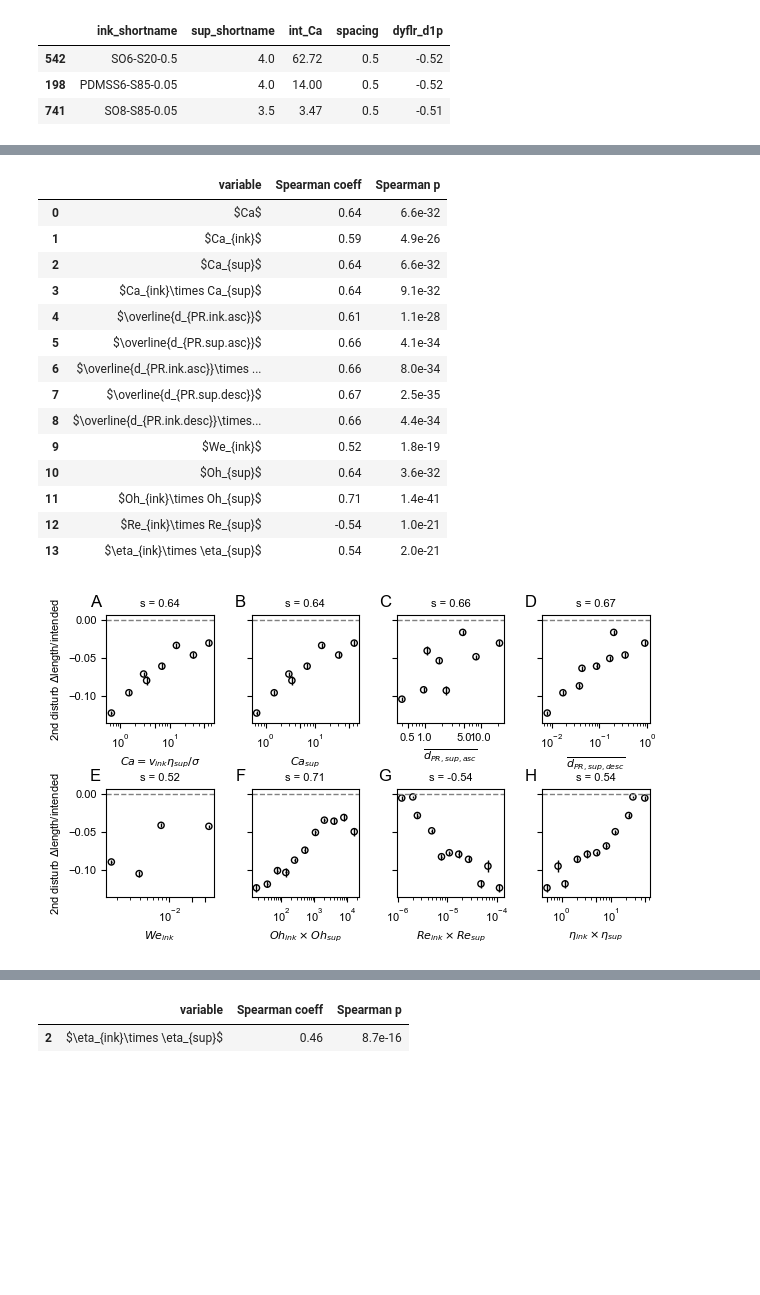
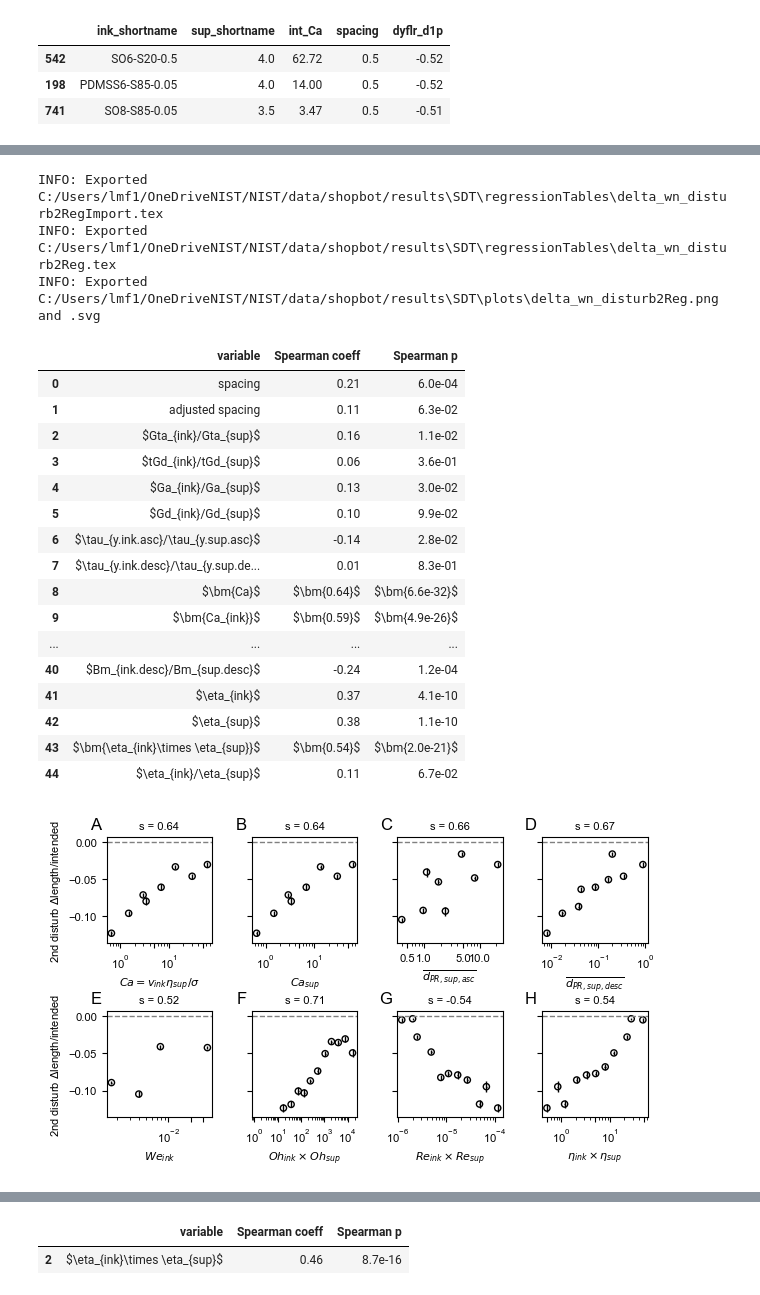
Before and after one commit to usnistgov/embedded3DPvids, a Jupyter notebook: ipynb/singleDoubleTriple/6_summary_horiz.ipynb, the cells around one changed output, grey strips where cells are left out. Drawn from its saved outputs; the diff is of its cells as text; code cells hidden in the pictures; blank space fills up the shorter version.

```diff
--- a/ipynb/singleDoubleTriple/6_summary_horiz.ipynb
+++ b/ipynb/singleDoubleTriple/6_summary_horiz.ipynb
@@ -26,7 +26,7 @@ LOGGERDEFINED = logs.openLog('summary_horiz_SDT.ipynb', LOGGERDEFINED, level='DE
 # %% [markdown]
 ## analyzing data
 # %%
-ms = me.summarySDT(os.path.join(cfg.path.fig, 'SDT', 'summaries', 'horizSDTSummaries.csv')
+ms = me.summarySDT(os.path.join(cfg.path.fig, 'SDT', 'summaries', 'HorizSDTSummaries.csv')
                              , diag=True)
 # %% [output]
 Independents:
@@ -281,21 +373,26 @@ display(rgt.df)
 # %%
-rgt = mp.regressionTableSDT(ms, ms.ss, 'delta_wn_disturb2', logy=False, printOut=False,  package='pgfplot'
-                            , plot=True, yideal=me.ideals(), plotType='paper', export=False, exportFolder=os.path.join(cfg.path.fig, 'SDT'))
+rgt = mp.regressionTableSDT(ms, ms.ss, 'delta_wn_disturb2', logy=False, printOut=False,  package='pgfplot', trimVariables=False
+                            , plot=True, yideal=me.ideals(), plotType='paper', export=True, exportFolder=os.path.join(cfg.path.fig, 'SDT'))
 display(rgt.df)
 # %% [output]
+INFO: Exported C:/Users/lmf1/OneDriveNIST/NIST/data/shopbot/results\SDT\regressionTables\delta_wn_disturb2RegImport.tex
+INFO: Exported C:/Users/lmf1/OneDriveNIST/NIST/data/shopbot/results\SDT\regressionTables\delta_wn_disturb2Reg.tex
+INFO: Exported C:/Users/lmf1/OneDriveNIST/NIST/data/shopbot/results\SDT\plots\delta_wn_disturb2Reg.png and .svg
 |  | variable | Spearman coeff | Spearman p |
-| 0 | $Ca$ | 0.64 | 6.6e-32 |
-| 1 | $Ca_{ink}$ | 0.59 | 4.9e-26 |
-| 2 | $Ca_{sup}$ | 0.64 | 6.6e-32 |
-| 3 | $Ca_{ink}\times Ca_{sup}$ | 0.64 | 9.1e-32 |
-| 4 | $\overline{d_{PR.ink.asc}}$ | 0.61 | 1.1e-28 |
-| 5 | $\overline{d_{PR.sup.asc}}$ | 0.66 | 4.1e-34 |
-| 6 | $\overline{d_{PR.ink.asc}}\times ... | 0.66 | 8.0e-34 |
-| 7 | $\overline{d_{PR.sup.desc}}$ | 0.67 | 2.5e-35 |
-| 8 | $\overline{d_{PR.ink.desc}}\times... | 0.66 | 4.4e-34 |
-| 9 | $We_{ink}$ | 0.52 | 1.8e-19 |
-| 10 | $Oh_{sup}$ | 0.64 | 3.6e-32 |
-| 11 | $Oh_{ink}\times Oh_{sup}$ | 0.71 | 1.4e-41 |
-| 12 | $Re_{ink}\times Re_{sup}$ | -0.54 | 1.0e-21 |
-| 13 | $\eta_{ink}\times \eta_{sup}$ | 0.54 | 2.0e-21 |
+| 0 | spacing | 0.21 | 6.0e-04 |
+| 1 | adjusted spacing | 0.11 | 6.3e-02 |
+| 2 | $Gta_{ink}/Gta_{sup}$ | 0.16 | 1.1e-02 |
+| 3 | $tGd_{ink}/tGd_{sup}$ | 0.06 | 3.6e-01 |
+| 4 | $Ga_{ink}/Ga_{sup}$ | 0.13 | 3.0e-02 |
+| 5 | $Gd_{ink}/Gd_{sup}$ | 0.10 | 9.9e-02 |
+| 6 | $\tau_{y.ink.asc}/\tau_{y.sup.asc}$ | -0.14 | 2.8e-02 |
+| 7 | $\tau_{y.ink.desc}/\tau_{y.sup.de... | 0.01 | 8.3e-01 |
+| 8 | $\bm{Ca}$ | $\bm{0.64}$ | $\bm{6.6e-32}$ |
+| 9 | $\bm{Ca_{ink}}$ | $\bm{0.59}$ | $\bm{4.9e-26}$ |
+| ... | ... | ... | ... |
+| 40 | $Bm_{ink.desc}/Bm_{sup.desc}$ | -0.24 | 1.2e-04 |
+| 41 | $\eta_{ink}$ | 0.37 | 4.1e-10 |
+| 42 | $\eta_{sup}$ | 0.38 | 1.1e-10 |
+| 43 | $\bm{\eta_{ink}\times \eta_{sup}}$ | $\bm{0.54}$ | $\bm{2.0e-21}$ |
+| 44 | $\eta_{ink}/\eta_{sup}$ | 0.11 | 6.7e-02 |
-[figure, old version]
+[figure, new version]
```
Also changed, not shown: parts of 61 cells of this notebook, 22 other files.
